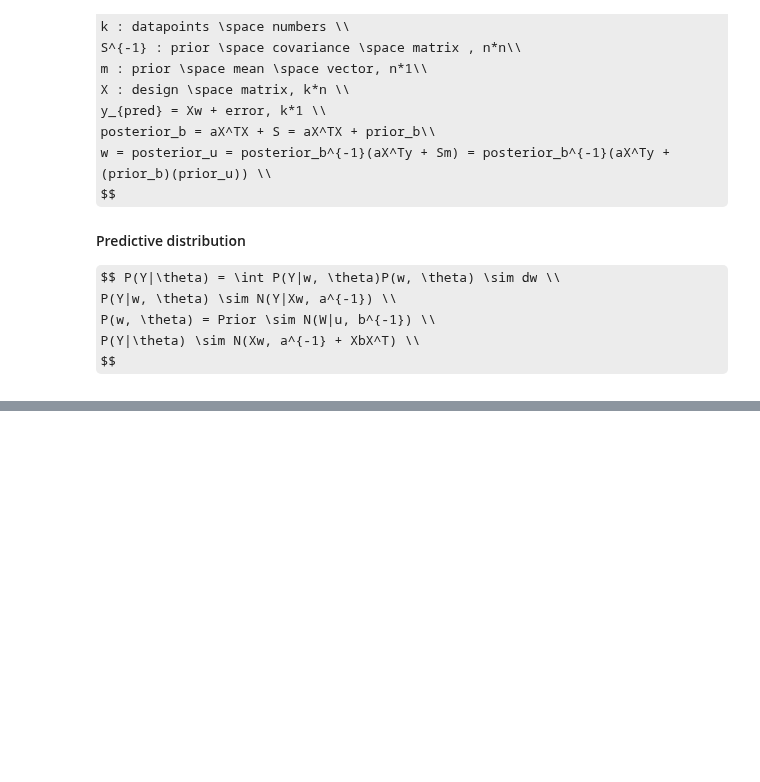
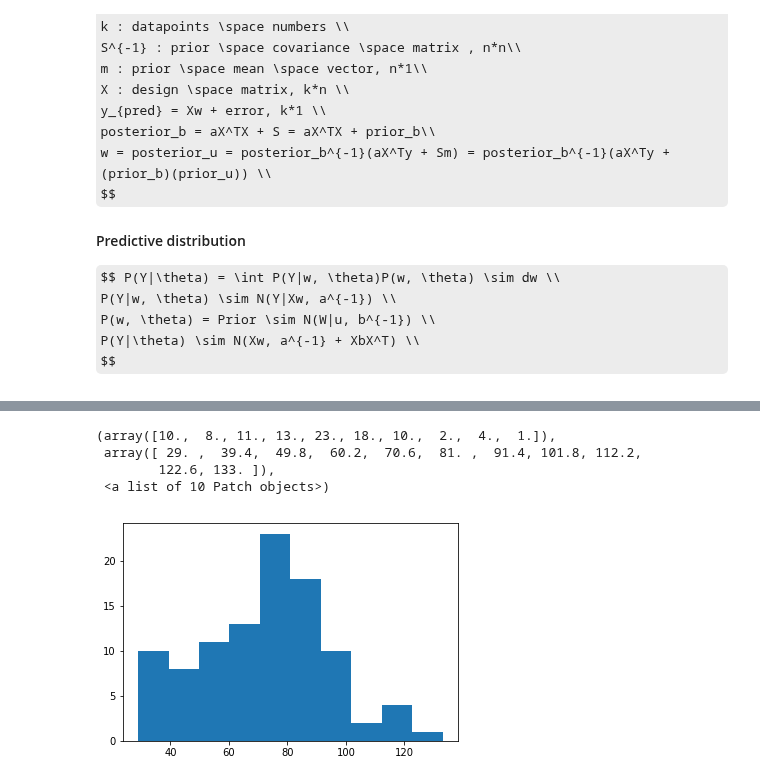
Before and after one commit to csielee/2018ML, a Jupyter notebook: HW3/HW3.ipynb, the cells around one changed output, grey strips where cells are left out. Cells and saved outputs as stored; diff of their text form; code cells hidden in the pictures; some formulas as TeX source; blank space fills up the shorter version.

```diff
--- a/HW3/HW3.ipynb
+++ b/HW3/HW3.ipynb
@@ -486,3 +595,26 @@ Wall time: 37.6 s
+# %%
+error_v = 1
+w = [0, 1, 2, 0.5]
+n = 4
+
+# n*n
+prior_b = tranpose_matrix(unit_matrix(n=n))
+# n*1
+prior_u = [[0] for _ in range(n)]
+# likelihood gaussian variance
+likelihood_a = 10**1
+
+
+dg = PolynomialDataGenerator(n, error_v, w)
+blr = BaysianLinearRegression(dg, likelihood_a, prior_u, prior_b)
+outcomes, _ = test_BaysianLinearRegression(blr, converge_threshold=10**-3, times=100, max_iter=1000, output_rate=1001)
+plt.hist(outcomes, 10)
+# %% [output]
+(array([10.,  8., 11., 13., 23., 18., 10.,  2.,  4.,  1.]),
+ array([ 29. ,  39.4,  49.8,  60.2,  70.6,  81. ,  91.4, 101.8, 112.2,
+        122.6, 133. ]),
+ <a list of 10 Patch objects>)
+[figure, added]
 # %%
 _, predict_w, _ = next(blr)
 predict_distribution = polynomial_equation(predict_w)
```
Also changed, not shown: parts of 13 cells of this notebook.
